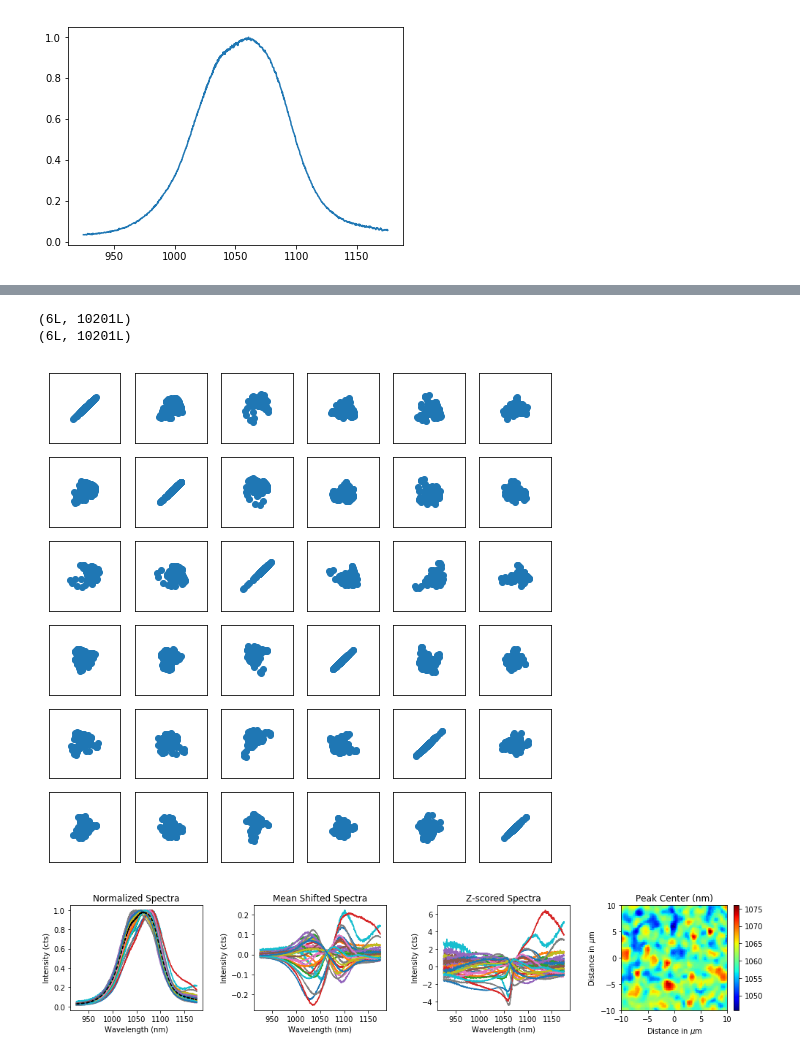
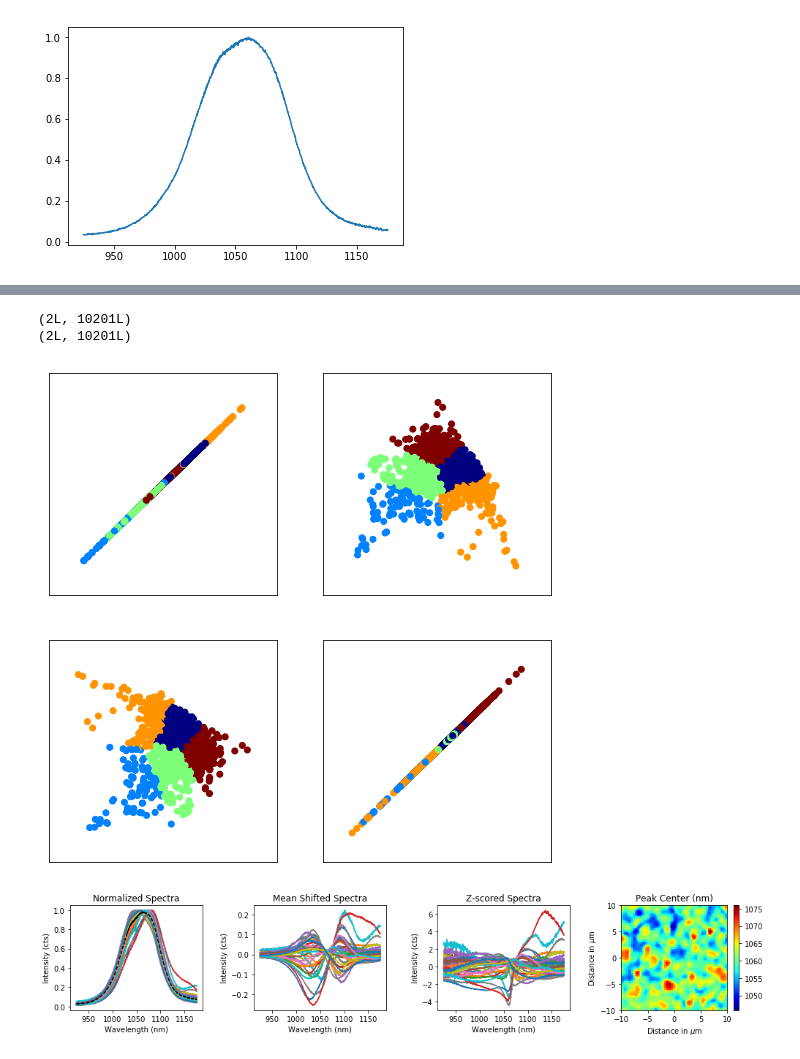
Before and after one commit to ttmn313/CIGS_Na_Analysis, a Jupyter notebook: PL_PCA.ipynb, the cells around one changed output, grey strips where cells are left out. Cells and saved outputs as stored; diff of their text form; code cells hidden in the pictures.

```diff
--- a/PL_PCA.ipynb
+++ b/PL_PCA.ipynb
@@ -170,7 +170,7 @@ def plot_gallery(title, images, n_col=n_col, n_row=n_row):
 image_shape = (101, 101)
 n_samples, n_features = pl_spectra.T.shape
 
-n_components = 6
+n_components = 2
 
 #X = normalize_spectra_to_1(pl_spectra.T)
 
@@ -217,10 +217,13 @@ PCA Variance:  [ 84.3    6.55   5.1    1.68   1.07   0.71]
 #     return elbow
 
 # elbow = elbow_curve(nmf_components_[0:1,::20].T,8,KMeans)
+from sklearn.mixture import GaussianMixture
+#clf = GaussianMixture(n_components=3, covariance_type='full')
 
+data = pca_components_
 clf = KMeans(n_clusters=5)
-labels = clf.fit_predict(pca_components_.T).reshape(101,101)
-plt.imshow(labels)
+labels = clf.fit(data.T).predict(data.T).reshape(101,101)
+plt.pcolor(x_distance_um,y_distance_um,labels,cmap='jet')
 plt.colorbar()
 plt.show()
 # %% [output]
@@ -228,26 +231,28 @@ plt.show()
 # %%
 print nmf_components_.shape
 print pca_components_.shape
 
-data = pca_components_
+step = 10
+
+#data = nmf_components_
 fig, axes = plt.subplots(n_components,n_components,figsize=(9,9),sharex='row',sharey= 'col')
-for idx1 in range(6):
-    for idx2 in range(6):
-        axes[idx1,idx2].scatter(data[idx1,::100],data[idx2,::100])
+for idx1 in range(n_components):
+    for idx2 in range(n_components):
+        axes[idx1,idx2].scatter(data[idx1,::step],data[idx2,::step],c=labels.ravel()[::step].astype(np.float),cmap = 'jet')
         #axes[idx1,idx2].set_axis_off()
         #axes[idx1,idx2].subplots_adjust(top = 1, bottom = 0, right = 1, left = 0, hspace = 0, wspace = 0)
         axes[idx1,idx2].margins(0,0)
         axes[idx1,idx2].xaxis.set_major_locator(plt.NullLocator())
         axes[idx1,idx2].yaxis.set_major_locator(plt.NullLocator())
 
         #axes[idx1,idx2].set_ylabel('Component '+ str(idx2))
         #axes[idx1,idx2].set_xlabel('Component '+ str(idx1))
 #plt.tight_layout()
 plt.show()
 # %% [output]
-(6L, 10201L)
-(6L, 10201L)
+(2L, 10201L)
+(2L, 10201L)
-[figure, old version]
+[figure, new version]
 # %%
 sum_spec = np.cumsum(pl_spectra,axis=1) # calulates the cumulative sum across each row
 norm_sum_spec = normalize_spectra_to_1(sum_spec)
```
Also changed, not shown: parts of 5 cells of this notebook.
